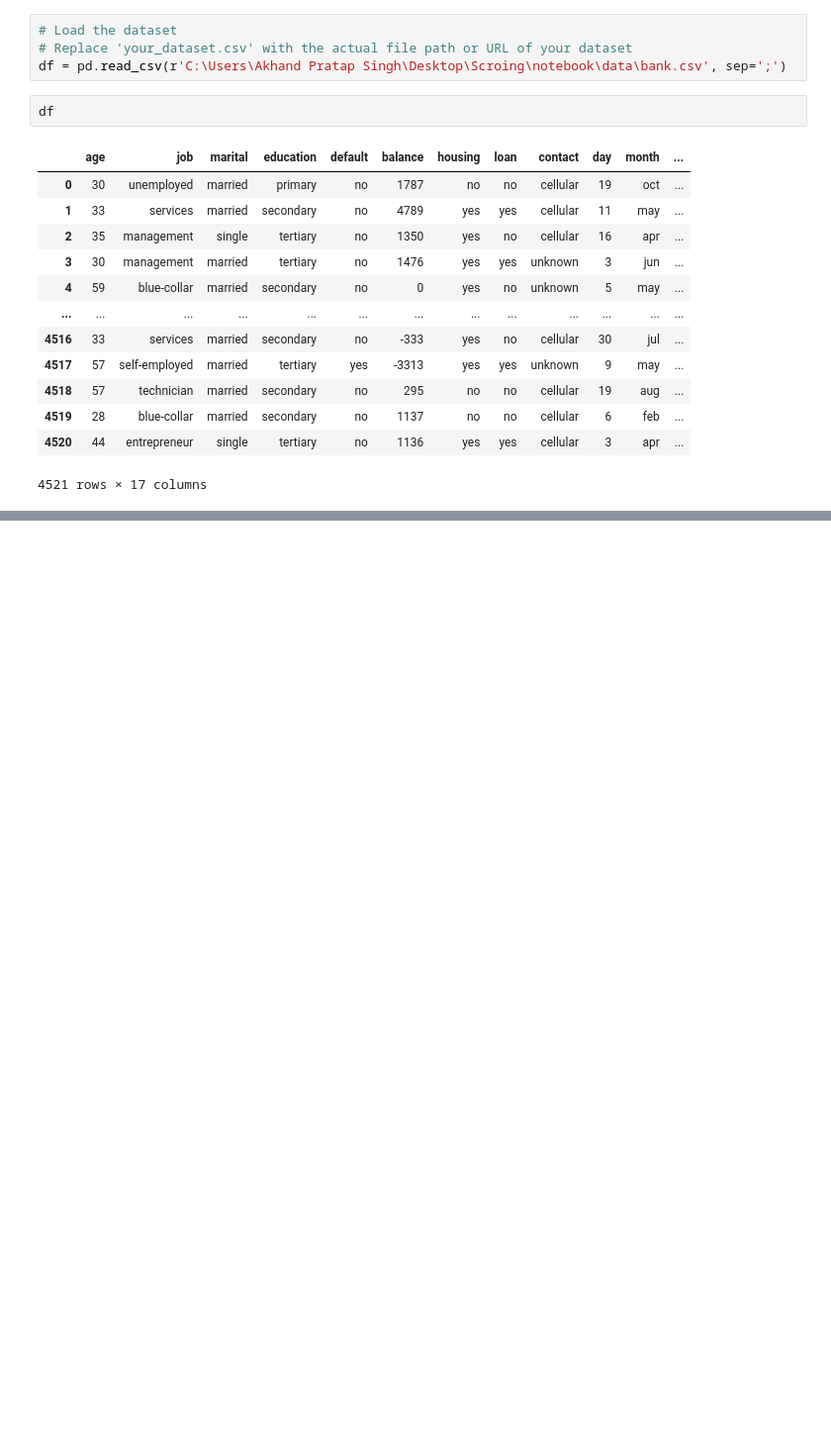
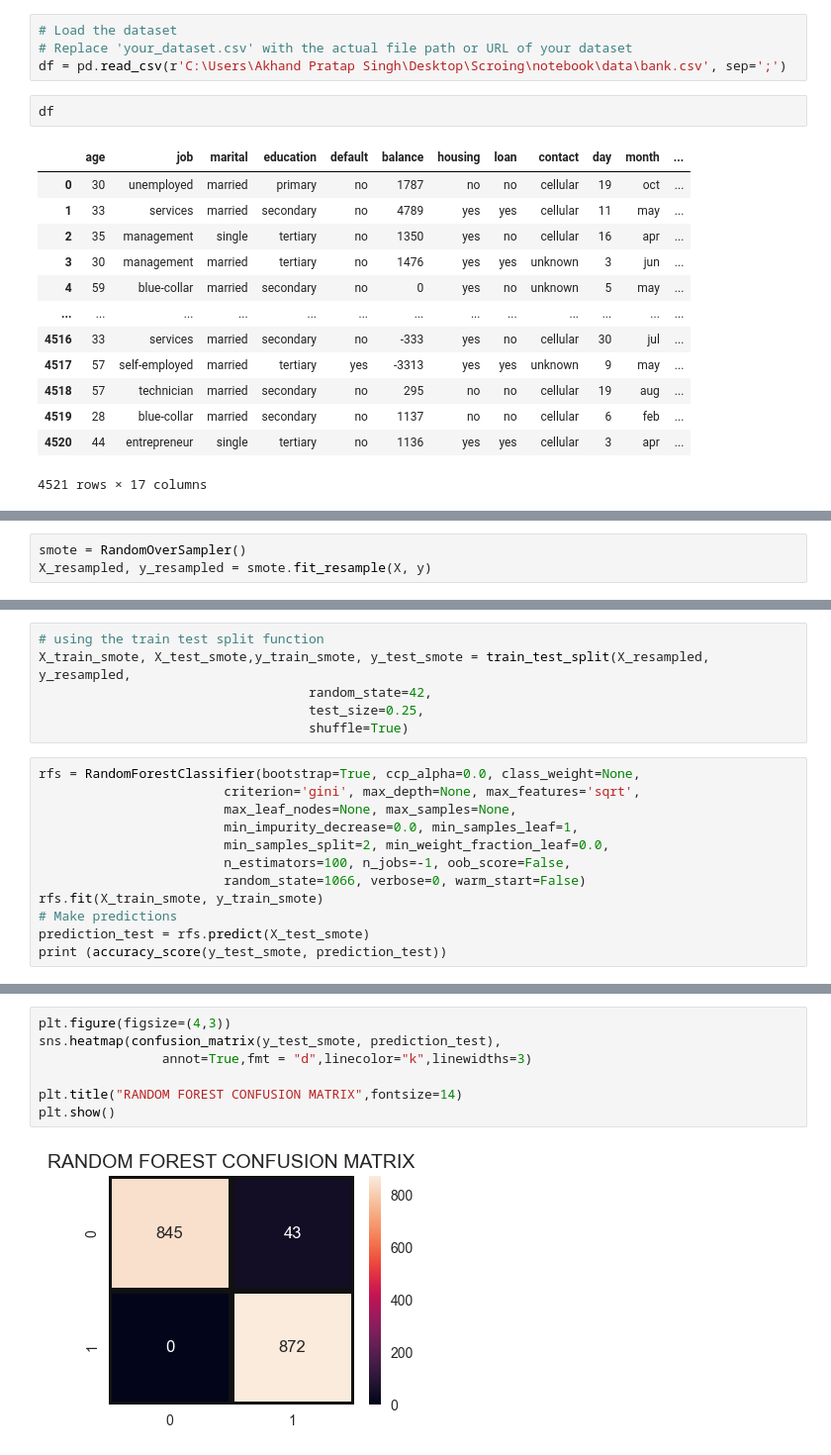
Before and after one commit to AkhandInnox/Prediction_Score, a Jupyter notebook: notebook/MODEL_TRAINER.ipynb, the cells around one changed output, grey strips where cells are left out. Shown at 99% size. Saved outputs shown, nothing was run; the diff lists cells and outputs as text; blank space fills up the shorter version.

```diff
--- a/notebook/MODEL_TRAINER.ipynb
+++ b/notebook/MODEL_TRAINER.ipynb
@@ -86,0 +206,3 @@ print("Confusion Matrix:\n", confusion_matrix(y_test, y_pred))
+# %%
+smote = RandomOverSampler()
+X_resampled, y_resampled = smote.fit_resample(X, y)
@@ -86,0 +311,18 @@ print("Confusion Matrix:\n", confusion_matrix(y_test, y_pred))
+# %%
+# using the train test split function
+X_train_smote, X_test_smote,y_train_smote, y_test_smote = train_test_split(X_resampled, y_resampled,
+                                   random_state=42,
+                                   test_size=0.25,
+                                   shuffle=True)
+# %%
+rfs = RandomForestClassifier(bootstrap=True, ccp_alpha=0.0, class_weight=None,
+                        criterion='gini', max_depth=None, max_features='sqrt',
+                        max_leaf_nodes=None, max_samples=None,
+                        min_impurity_decrease=0.0, min_samples_leaf=1,
+                        min_samples_split=2, min_weight_fraction_leaf=0.0,
+                        n_estimators=100, n_jobs=-1, oob_score=False,
+                        random_state=1066, verbose=0, warm_start=False)
+rfs.fit(X_train_smote, y_train_smote)
+# Make predictions
+prediction_test = rfs.predict(X_test_smote)
+print (accuracy_score(y_test_smote, prediction_test))
@@ -86,0 +342,9 @@ print("Confusion Matrix:\n", confusion_matrix(y_test, y_pred))
+# %%
+plt.figure(figsize=(4,3))
+sns.heatmap(confusion_matrix(y_test_smote, prediction_test),
+                annot=True,fmt = "d",linecolor="k",linewidths=3)
+
+plt.title("RANDOM FOREST CONFUSION MATRIX",fontsize=14)
+plt.show()
+# %% [output]
+[figure, added]
```
Also changed, not shown: parts of 29 cells of this notebook, 6 other files.
